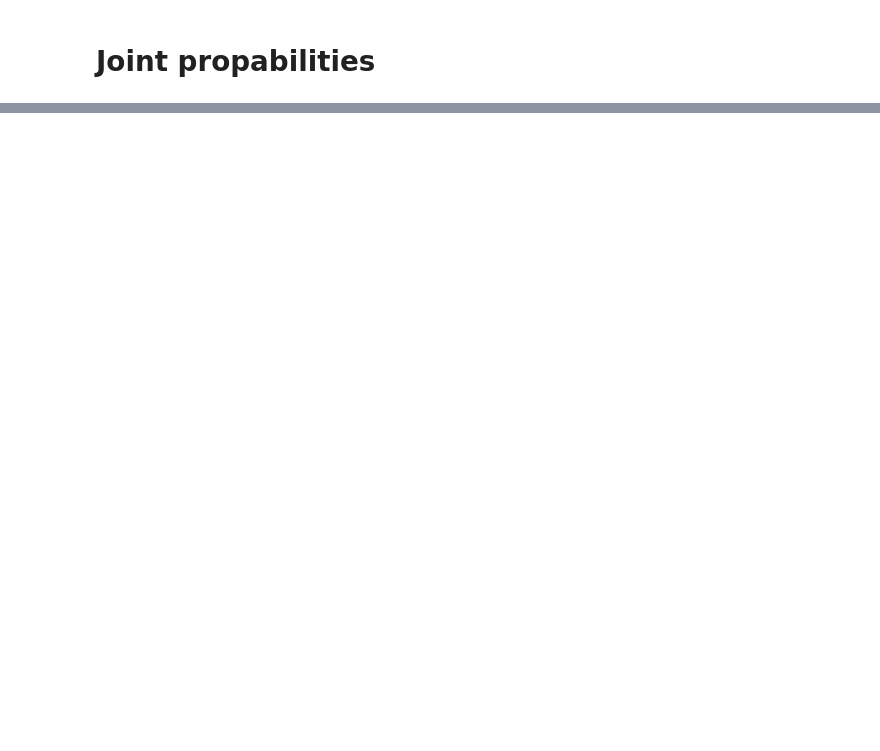
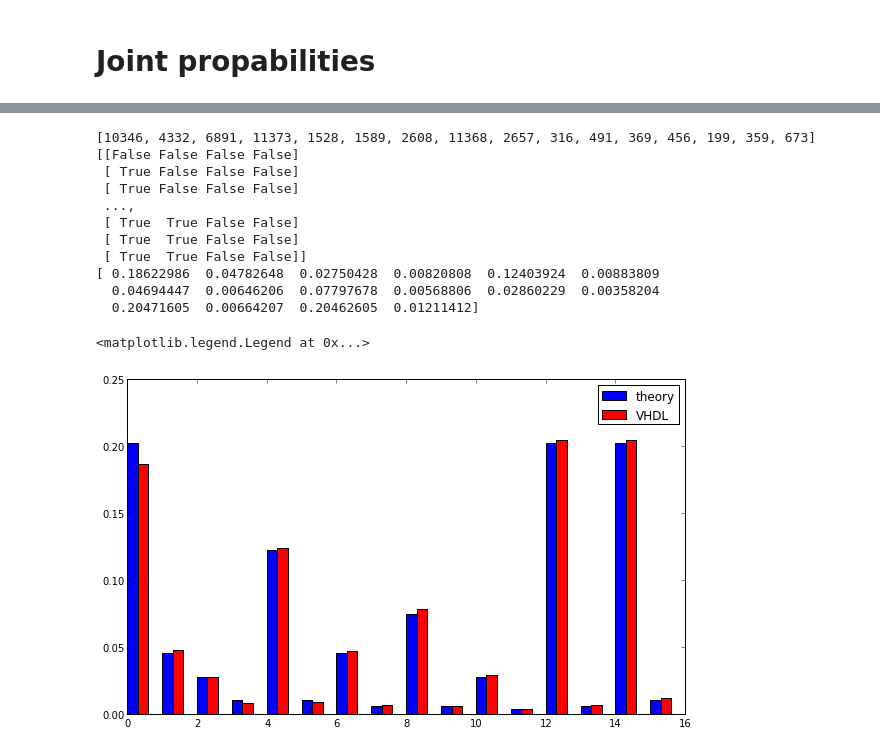
Before and after one commit to five-elephants/hw-neural-sampling, a Jupyter notebook: VHDL sampling.ipynb, the cells around one changed output, grey strips where cells are left out. Drawn from its saved outputs; the diff is of its cells as text; code cells hidden in the pictures; blank space fills up the shorter version.

```diff
--- a/VHDL sampling.ipynb
+++ b/VHDL sampling.ipynb
@@ -34,15 +46,15 @@ propabilities:
 # Joint propabilities
 # %%
 states_smpl, fires_smpl, membrane_smpl = e.read_trace('trace', mem_width=16, mem_fraction=10)
-p_jnt = e.count_joint_states(states_smpl)
+#p_jnt = e.count_joint_states(states_smpl)
 
-fig = figure()
-bar(range(0,16), p_jnt)
-ylabel("p(z)")
-xlabel("z")
+#fig = figure()
+#bar(range(0,16), p_jnt)
+#ylabel("p(z)")
+#xlabel("z")
 
-for i in xrange(16):
-    print "%4d : %d" % (i, p_jnt[i])
+#for i in xrange(16):
+#    print "%4d : %d" % (i, p_jnt[i])
 
 for neuron_i in xrange(4):
     p,silent,fire = e.activation_function(neuron_i, states_smpl, fires_smpl, membrane_smpl)
@@ -82,0 +77,38 @@ xlim((4000, 4300))
+# %%
+reload(e)
+states_smpl, fires_smpl, membrane_smpl = e.read_trace('trace', mem_width=16, mem_fraction=10)
+W = np.array([[ 0.0,  1.5, 1.0, -1.0],
+              [ 1.5,  0.0, 1.0, -1.0],
+              [ 1.0,  1.0, 0.0,  0.5],
+              [-1.0, -1.0, 0.5,  0.0]])
+b = np.array([-1.0, -0.5, -2.0, -1.5])
+ext = np.array([0.0, 0.0, 0.0, 0.0])
+dist = sampling.BoltzmannDistribution(W, b, ext)
+
+p_jnt_norm = sum(p_jnt)
+print p_jnt
+
+states_smpl_ar = array(states_smpl)
+print states_smpl_ar
+dist.KL_to_samples(states_smpl_ar)
+print dist.p_sample
+
+fig = figure(figsize=(10,6))
+bar(range(16), dist.p_ana, width=0.3, label='theory')
+#bar(np.array(range(16))+0.3, [float(x)/float(p_jnt_norm) for x in p_jnt], width=0.3, color='red', label='VHDL')
+bar(np.array(range(16))+0.3, dist.p_sample, width=0.3, color='red', label='VHDL')
+legend(loc='best')
+# %% [output]
+[10346, 4332, 6891, 11373, 1528, 1589, 2608, 11368, 2657, 316, 491, 369, 456, 199, 359, 673]
+[[False False False False]
+ [ True False False False]
+ [ True False False False]
+ ...,
+ [ True  True False False]
+ [ True  True False False]
+ [ True  True False False]]
+[ 0.18622986  0.04782648  0.02750428  0.00820808  0.12403924  0.00883809
+  0.04694447  0.00646206  0.07797678  0.00568806  0.02860229  0.00358204
+  0.20471605  0.00664207  0.20462605  0.01211412]
+<matplotlib.legend.Legend at 0x...>
+[figure, added]
```
Also changed, not shown: parts of 5 cells of this notebook, 8 other files.
